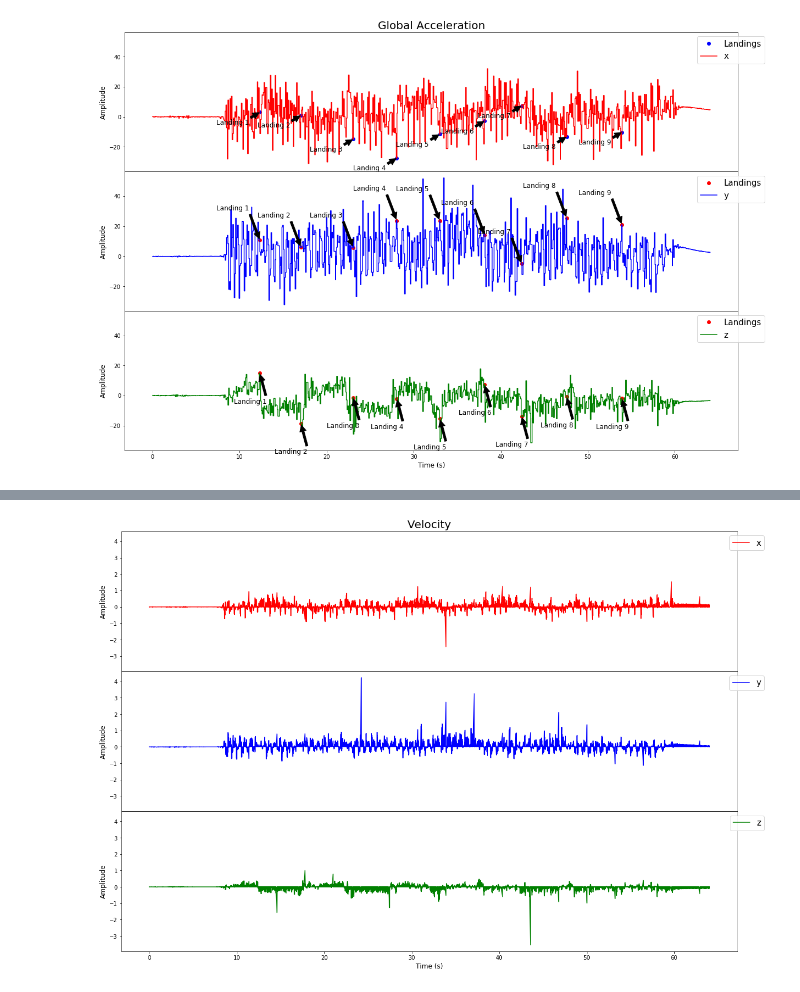
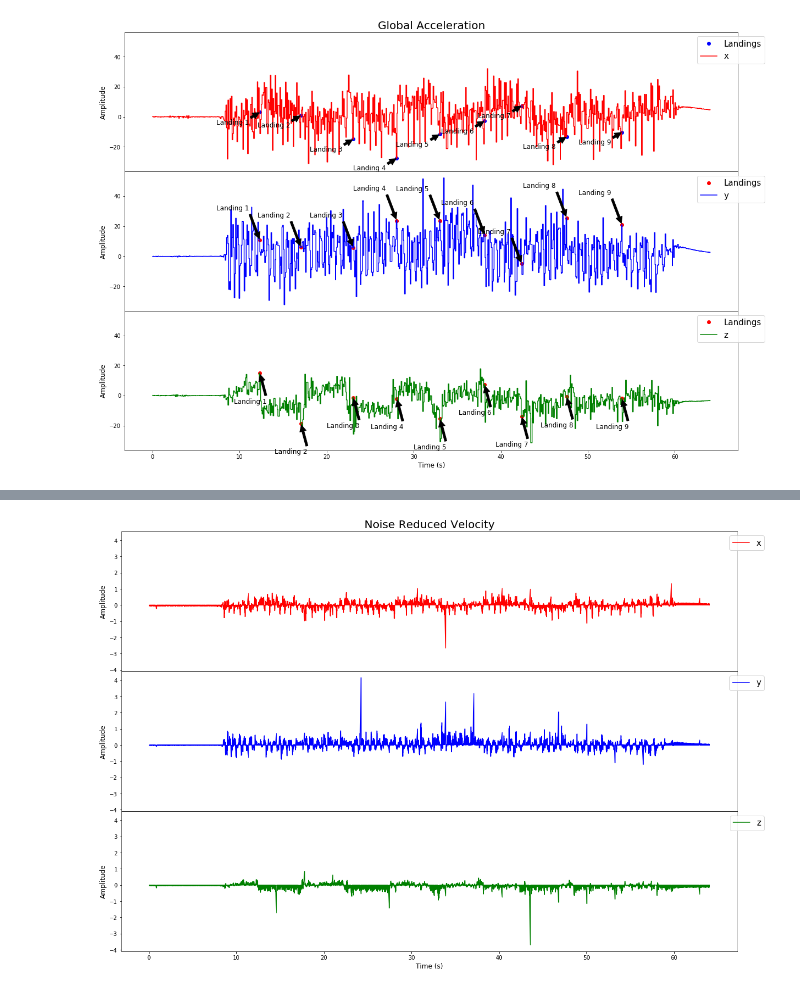
Before and after one commit to SunnyWillert18/Signals, a Jupyter notebook: deliverable_2.ipynb, the cells around one changed output, grey strips where cells are left out. Saved outputs shown, nothing was run; the diff lists cells and outputs as text; code cells hidden in the pictures.

```diff
--- a/deliverable_2.ipynb
+++ b/deliverable_2.ipynb
@@ -23,9 +25,9 @@ import allantools
 from allantools import noise
 # %%
 # import data, remove unnecessary cells
-data = pd.read_csv('C:\Users\Sunny\Documents\signals_project\sunny_1.csv', header=0)
+#data = pd.read_csv('C:\Users\Sunny\Documents\signals_project\sunny_1.csv', header=0)
 # data = pd.read_csv('C:\\Users\\Sam\\Documents\\Signals\\sunny_1.csv', header=0)
-# data = pd.read_csv('/Users/vincentshadbolt/Dropbox/University of Waterloo/2B/BME 252 - Linear Signals and Systems/Project/sunny_1.csv', header=0)
+data = pd.read_csv('/Users/vincentshadbolt/Dropbox/University of Waterloo/2B/BME 252 - Linear Signals and Systems/Project/sunny_1.csv', header=0)
 del data['Unnamed: 7']
 
 # instantiate new unit vector df, pitch/roll df, and global variable df
@@ -155,7 +271,7 @@ plt.show()
 # %%
-error = [(0.12724021,0.01713181,40, 0,0),
-       (0.04784806,0.00689679,35, 0,0),
-       (0.0980536,0.00880188,31, 0,0),
+error = [(0.13415635,0.01513181,36, 0,0),
+       (0.0478635,0.00499679,36, 0,0),
+       (0.09740188,0.00890188,30, 0,0),
        (0.00515635,0.00208952,16, 0,0),
        (0.01575635,0.00659635,31, 0,0),
        (0.00528635,0.00273461,31, 0,0)]
@@ -178,61 +294,60 @@ for _dir in ['x', 'y', 'z']:
         bi['{}{}_bi'.format(_type, _dir)] = np.sqrt(sampling_rate * bi['time']) * df.loc['{}{}'.format(_type, _dir), 'bias_fluctuation'] * np.sqrt(sampling_rate/ df.loc['{}{}'.format(_type, _dir), 'bias_ave'])
 # %%
 # filter noise in data
-filtered = pd.DataFrame(columns=['time','gx_f','gy_f','gz_f','wx_f','wy_f','wz_f'])
+filtered = pd.DataFrame(columns=['time','gx','gy','gz','wx','wy','wz'])
 
-# subtract offset from original data
+# subtract noise from original data
 for _dir in ['x', 'y', 'z']:
     for _type in ['g', 'w']:
-        filtered['{}{}_f'.format(_type, _dir)] = global_vals['{}{}'.format(_type, _dir)] - df.loc['{}{}'.format(_type, _dir), 'wn'] - bi['{}{}_bi'.format(_type, _dir)] - df.loc['{}{}'.format(_type, _dir), 'cb']
+        filtered['{}{}'.format(_type, _dir)] = global_vals['{}{}'.format(_type, _dir)] - df.loc['{}{}'.format(_type, _dir), 'wn'] - bi['{}{}_bi'.format(_type, _dir)] - df.loc['{}{}'.format(_type, _dir), 'cb']
         filtered['time'] = global_vals['time']
 # %%
 for _dir in ['x','y','z']:
-    for idx,row in global_vals.iterrows():
+    for idx,row in filtered.iterrows():
         if idx == 0 or idx == 1:
-            global_vals.loc[idx,'g{}_1'.format(_dir)] = 0
+            filtered.loc[idx,'g{}_1'.format(_dir)] = 0
         else:
-            a_below_idx = itg.cumtrapz(global_vals['g{}'.format(_dir)][:idx+1], global_vals['time'][:idx+1])
+            a_below_idx = itg.cumtrapz(filtered['g{}'.format(_dir)][:idx+1], filtered['time'][:idx+1])
             a_inst = a_below_idx[-1] - a_below_idx[-2]
-            global_vals.loc[idx,'g{}_1'.format(_dir)] = a_inst
+            filtered.loc[idx,'g{}_1'.format(_dir)] = a_inst
 
-    for idx,row in global_vals.iterrows():
+    for idx,row in filtered.iterrows():
         if idx == 0 or idx == 1:
-            global_vals.loc[idx,'g{}_2'.format(_dir)] = 0
+            filtered.loc[idx,'g{}_2'.format(_dir)] = 0
         else:
-            a_below_idx = itg.cumtrapz(global_vals['g{}_1'.format(_dir)][:idx+1], global_vals['time'][:idx+1])
+            a_below_idx = itg.cumtrapz(filtered['g{}_1'.format(_dir)][:idx+1], filtered['time'][:idx+1])
             a_inst = a_below_idx[-1] - a_below_idx[-2]
-            global_vals.loc[idx,'g{}_2'.format(_dir)] = a_inst
+            filtered.loc[idx,'g{}_2'.format(_dir)] = a_inst
 
-global_vals = global_vals.drop(global_vals[global_vals.gx_1 == 0].index)
-global_vals = global_vals.reset_index()
-global_vals
+filtered = filtered.drop(filtered[filtered.gx_1 == 0].index)
+filtered = filtered.reset_index()
 # %%
 ### GLOBAL VELOCITY PLOT (NOISE REDUCED) ###
 
 # create 4 subfigures for acceleration: overall acceleration, as well as acceleration in the x-axis, y-axis, and z-axis
 fig, (ax1, ax2, ax3) = plt.subplots(3, sharex=True, sharey=True, figsize=(20,14))
 
-ax1.plot(global_vals['time'], global_vals['gx_1'], 'r-', label='x')
-ax2.plot(global_vals['time'], global_vals['gy_1'], 'b-', label='y')
-ax3.plot(global_vals['time'], global_vals['gz_1'], 'g-', label='z')
+ax1.plot(filtered['time'], filtered['gx_1'], 'r-', label='x')
+ax2.plot(filtered['time'], filtered['gy_1'], 'b-', label='y')
+ax3.plot(filtered['time'], filtered['gz_1'], 'g-', label='z')
 
 # Format labels and title for graphs
 ax1.set_title('Noise Reduced Velocity', fontsize=20)
 ax1.set_ylabel('Amplitude', size=12)
 ax2.set_ylabel('Amplitude', size=12)
 ax3.set_ylabel('Amplitude', size=12)
 plt.xlabel('Time (s)', fontsize=12)
 
 # setting up graph legends
 ax1.legend(bbox_to_anchor=(1.05, 1), loc=1, prop={'size':15})
 ax2.legend(bbox_to_anchor=(1.05, 1), loc=1, prop={'size':15})
 ax3.legend(bbox_to_anchor=(1.05, 1), loc=1, prop={'size':15})
 
 fig.subplots_adjust(hspace=0)
 plt.setp([a.get_xticklabels() for a in fig.axes[:-1]], visible=False)
 plt.show()
 # %% [output]
-[figure, old version]
+[figure, new version]
 # %%
 ### GLOBAL DISTANCE PLOT (NOISE REDUCED) ###
 
```
Also changed, not shown: parts of 12 cells of this notebook.
